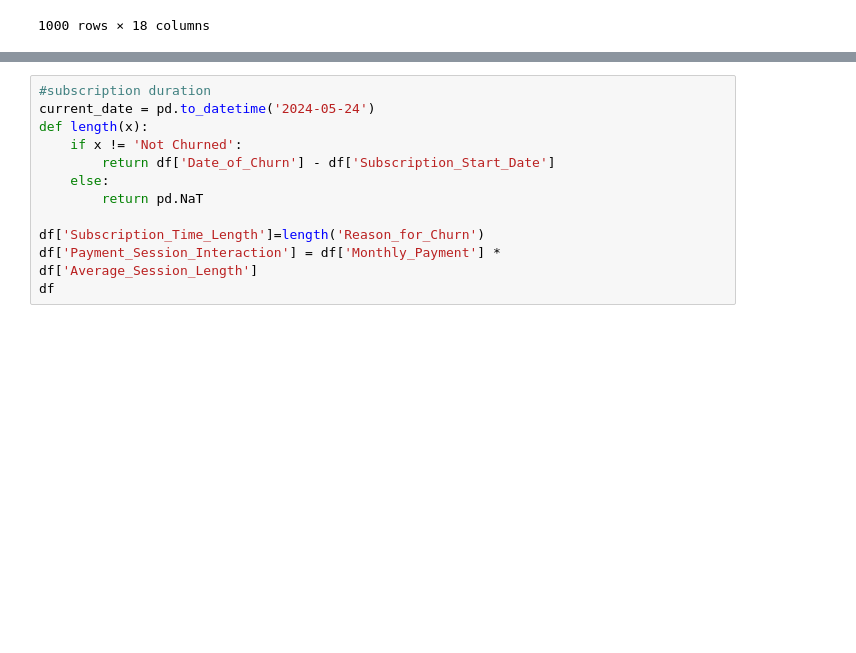
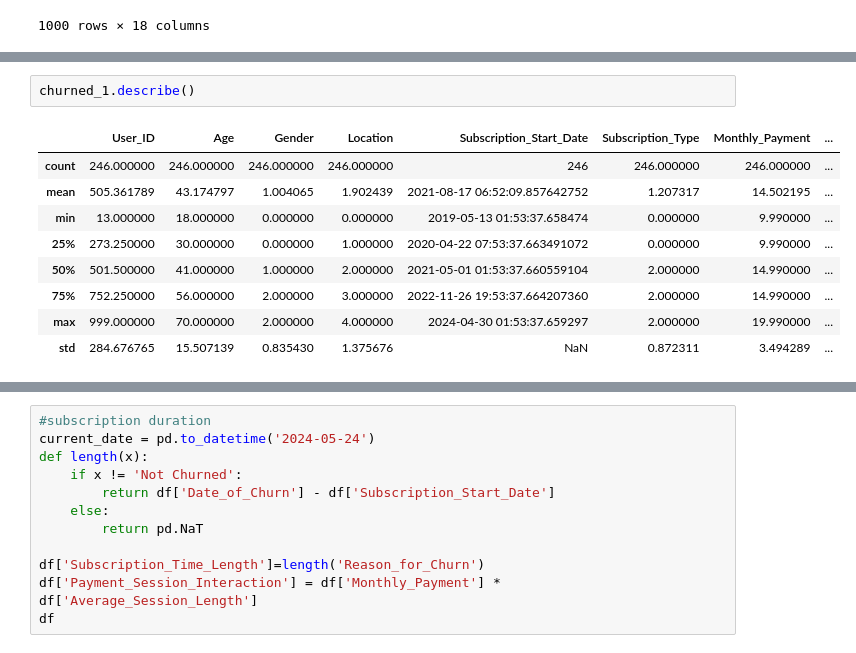
Before and after one commit to qmdismnp/Schulich_DS_MBAN, a Jupyter notebook: assignment one.ipynb, the cells around one changed output, grey strips where cells are left out. Drawn from its saved outputs; the diff is of its cells as text; blank space fills up the shorter version.

```diff
--- a/assignment one.ipynb
+++ b/assignment one.ipynb
@@ -331,0 +347,12 @@ df
+# %%
+churned_1.describe()
+# %% [output]
+|  | User_ID | Age | Gender | Location | Subscription_Start_Date | Subscription_Type | Monthly_Payment | ... |
+| count | 246.000000 | 246.000000 | 246.000000 | 246.000000 | 246 | 246.000000 | 246.000000 | ... |
+| mean | 505.361789 | 43.174797 | 1.004065 | 1.902439 | 2021-08-17 06:52:09.857642752 | 1.207317 | 14.502195 | ... |
+| min | 13.000000 | 18.000000 | 0.000000 | 0.000000 | 2019-05-13 01:53:37.658474 | 0.000000 | 9.990000 | ... |
+| 25% | 273.250000 | 30.000000 | 0.000000 | 1.000000 | 2020-04-22 07:53:37.663491072 | 0.000000 | 9.990000 | ... |
+| 50% | 501.500000 | 41.000000 | 1.000000 | 2.000000 | 2021-05-01 01:53:37.660559104 | 2.000000 | 14.990000 | ... |
+| 75% | 752.250000 | 56.000000 | 2.000000 | 3.000000 | 2022-11-26 19:53:37.664207360 | 2.000000 | 14.990000 | ... |
+| max | 999.000000 | 70.000000 | 2.000000 | 4.000000 | 2024-04-30 01:53:37.659297 | 2.000000 | 19.990000 | ... |
+| std | 284.676765 | 15.507139 | 0.835430 | 1.375676 | NaN | 0.872311 | 3.494289 | ... |
```
Also changed, not shown: parts of 9 cells of this notebook.
